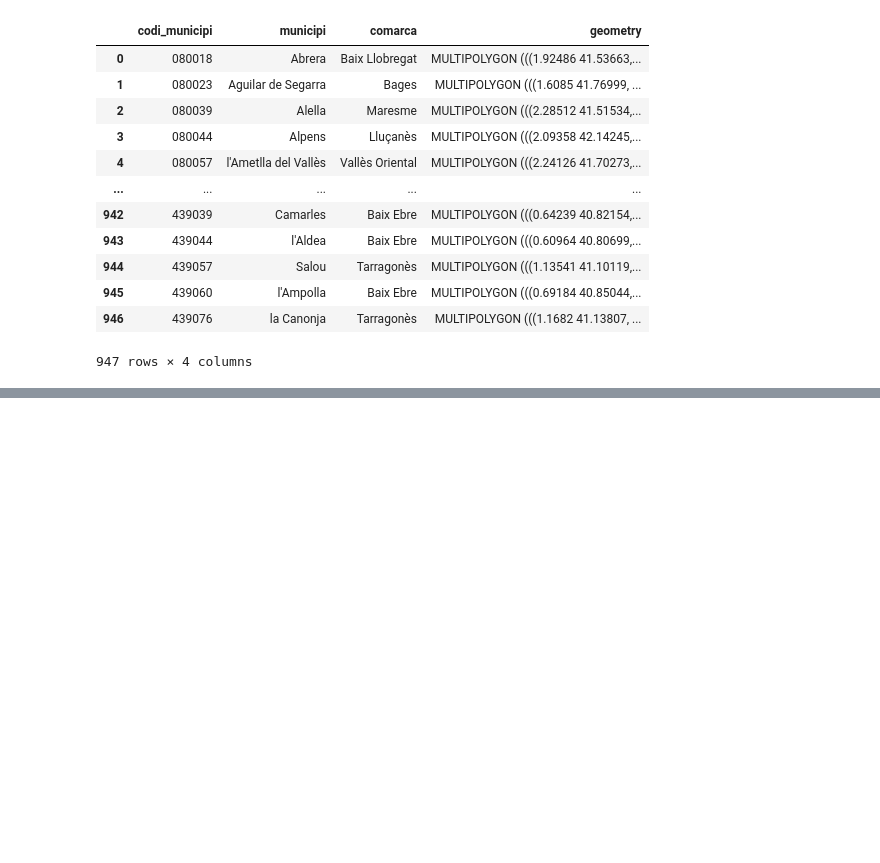
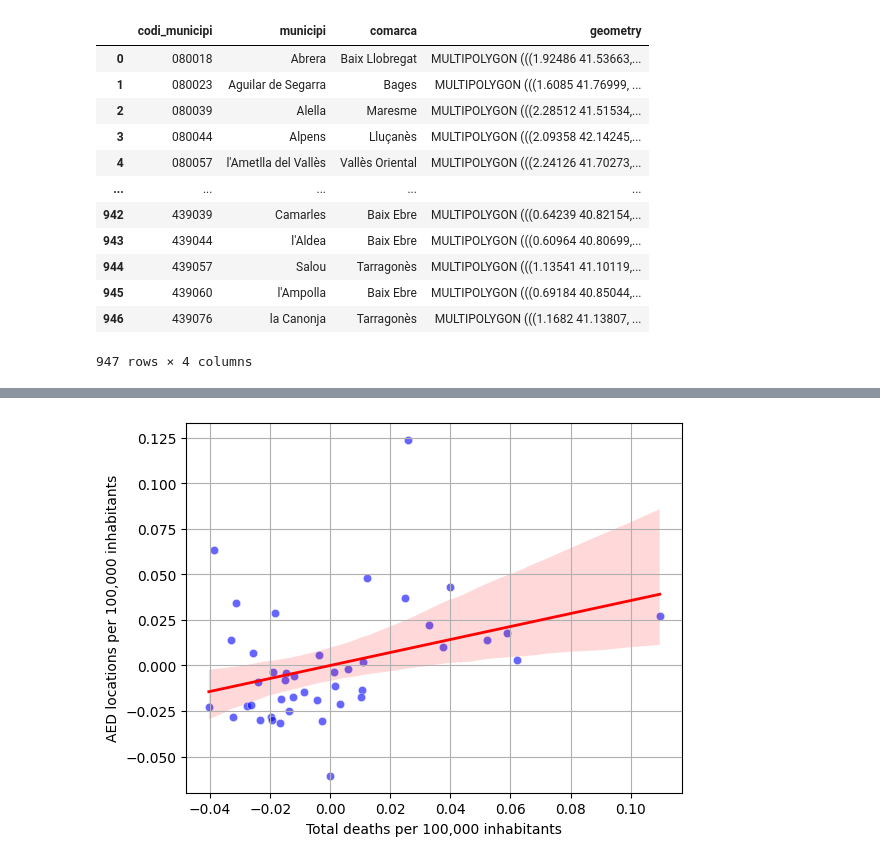
Before and after one commit to alexdeharo269/CatDef, a Jupyter notebook: jan/Mortality_analysis.ipynb, the cells around one changed output, grey strips where cells are left out. Saved outputs shown, nothing was run; the diff lists cells and outputs as text; code cells hidden in the pictures; blank space fills up the shorter version.

```diff
--- a/jan/Mortality_analysis.ipynb
+++ b/jan/Mortality_analysis.ipynb
@@ -363,0 +345,61 @@ plt.show()
+# %%
+import seaborn as sns
+name_plot = df_mort_com_total
+# Scatter plot
+# Scatter + linear trend with 95% confidence interval
+"""
+sns.regplot(
+    data=name_plot,
+    x='coverage_per_100k',
+    y='Total rel',
+    scatter=True,
+    ci=95,          # confidence interval for the trend
+    color='blue',
+    line_kws={'color':'red', 'linewidth':2},
+    scatter_kws={'alpha':0.7}
+)
+"""
+#reg_data = name_plot[(10 < name_plot['coverage_per_100k']) & (700 > name_plot['coverage_per_100k'])]
+ # or whichever dataframe contains coverage_per_100k
+
+# Compute mean of coverage
+mean_cov = df_plot['coverage_per_100k'].mean()
+
+# Center
+df_plot['coverage_centered'] = df_plot['coverage_per_100k'] - mean_cov
+
+# Normalize by sum of absolute deviations
+norm_factor_cov = np.abs(df_plot['coverage_centered']).sum()
+df_plot['coverage_norm'] = 0.0
+if norm_factor_cov != 0:
+    df_plot['coverage_norm'] = df_plot['coverage_centered'] / norm_factor_cov
+
+
+# Scatter with ALL data
+
+sns.scatterplot(
+    data=df_plot,
+    y='coverage_norm',
+    x='Total rel norm',
+    alpha=0.6,
+    color='blue'
+)
+
+
+# Regression ONLY on filtered data
+sns.regplot(
+    data=df_plot,
+    y='coverage_norm',
+    x='Total rel norm',
+    scatter=False,      # do NOT plot points again
+    ci=95,
+    color='red',
+    line_kws={'linewidth':2}
+)
+plt.ylabel('AED locations per 100,000 inhabitants')
+plt.xlabel('Total deaths per 100,000 inhabitants')
+#plt.title('Coverage vs Cardiovascular Deaths per Comarca with Trend and CI')
+plt.grid(True)
+plt.show()
+# %% [output]
+[figure, added]
```
Also changed, not shown: parts of 10 cells of this notebook, 8 other files.
